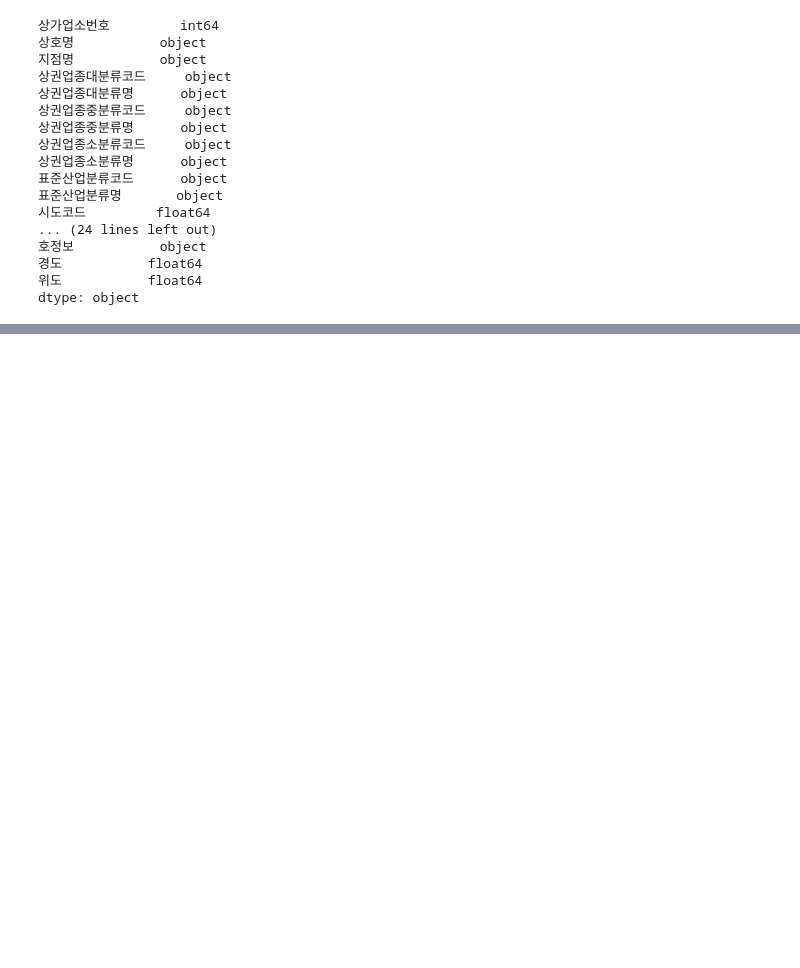
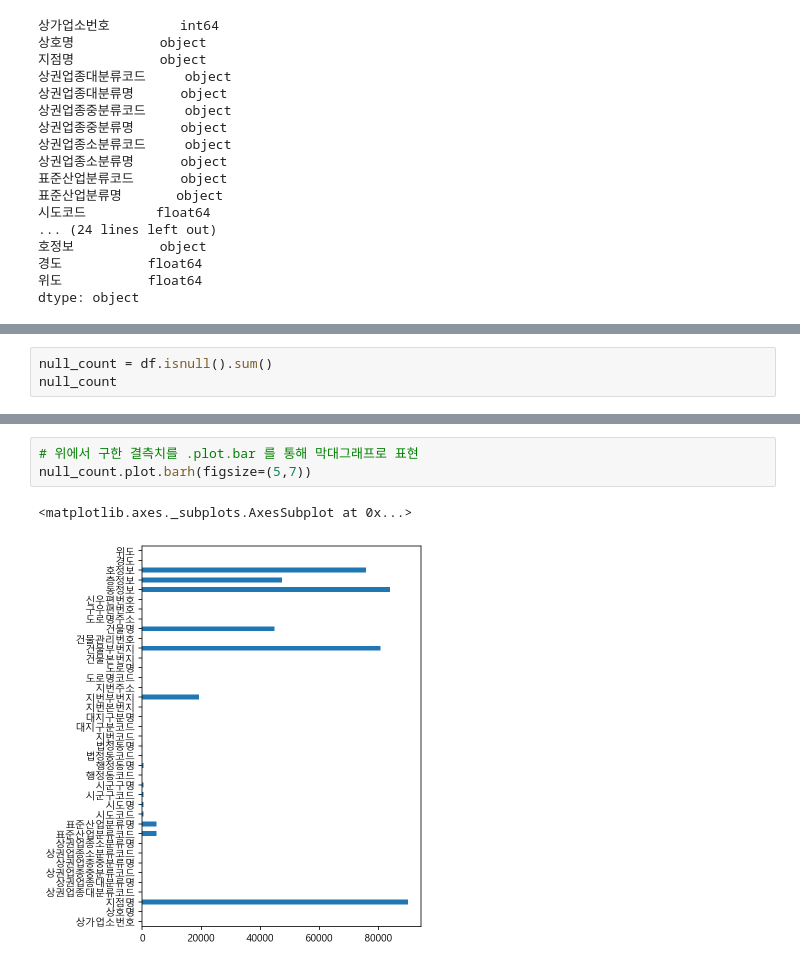
Before and after one commit to ssue-lee/practice, a Jupyter notebook: medical_business_area.ipynb, the cells around one changed output, grey strips where cells are left out. Saved outputs shown, nothing was run; the diff lists cells and outputs as text; blank space fills up the shorter version.

```diff
--- a/medical_business_area.ipynb
+++ b/medical_business_area.ipynb
@@ -112,0 +119,3 @@ dtype: object
+# %%
+null_count = df.isnull().sum()
+null_count
@@ -112,0 +140,6 @@ dtype: object
+# %%
+# 위에서 구한 결측치를 .plot.bar 를 통해 막대그래프로 표현
+null_count.plot.barh(figsize=(5,7))
+# %% [output]
+<matplotlib.axes._subplots.AxesSubplot at 0x...>
+[figure, added]
```
Also changed, not shown: parts of 70 cells of this notebook.
